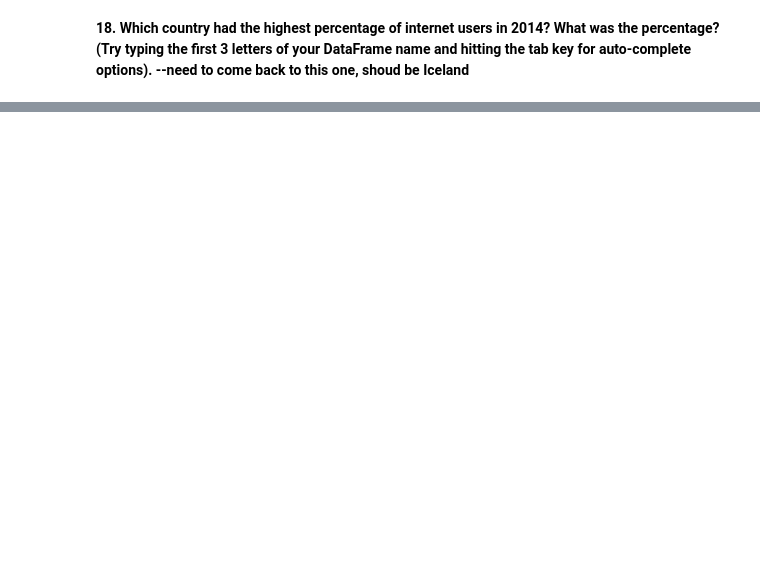
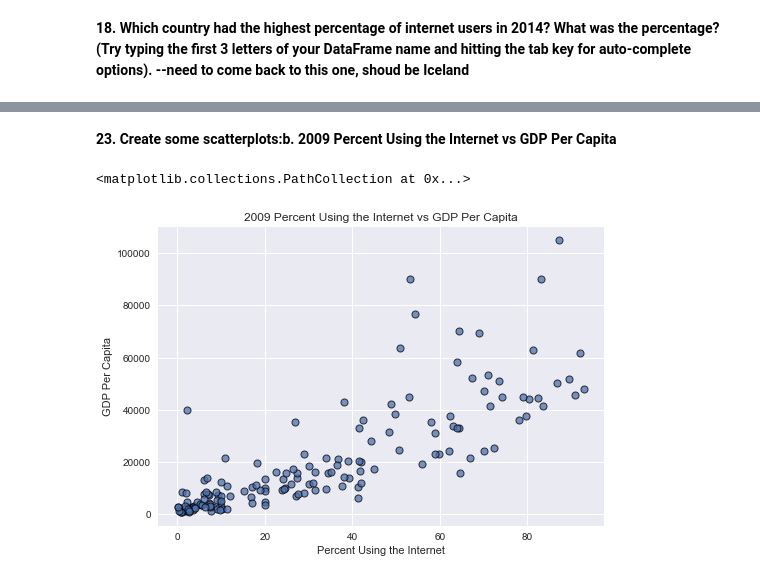
Before and after one commit to NSS-Data-Analytics-Cohort-7/gdp-and-internet-usage-sarahmissimer, a Jupyter notebook: Notebook/GDP and Internet Usage - Sarah Missimer.ipynb, the cells around one changed output, grey strips where cells are left out. Drawn from its saved outputs; the diff is of its cells as text; code cells hidden in the pictures; blank space fills up the shorter version.

```diff
--- a/Notebook/GDP and Internet Usage - Sarah Missimer.ipynb
+++ b/Notebook/GDP and Internet Usage - Sarah Missimer.ipynb
@@ -250,0 +325,3 @@ dtype: object
+# %%
+gdp_and_internet_use2009 = gdp_and_internet_use1[gdp_and_internet_use1["Year"].isin([2009])]
+gdp_and_internet_use2009
@@ -250,0 +466,16 @@ dtype: object
+# %% [markdown]
+<b> 23. Create some scatterplots:b. 2009 Percent Using the Internet vs GDP Per Capita <b>
+# %%
+plt.style.use('seaborn')
+
+x = [gdp_and_internet_use2009.Internet_Users_Pct]
+y = [gdp_and_internet_use2009.GDP_Per_Capita]
+
+plt.title('2009 Percent Using the Internet vs GDP Per Capita')
+plt.xlabel('Percent Using the Internet')
+plt.ylabel('GDP Per Capita')
+
+plt.scatter(x,y, s=50, edgecolor='black', linewidth=1, alpha=0.75)
+# %% [output]
+<matplotlib.collections.PathCollection at 0x...>
+[figure, added]
```
Also changed, not shown: parts of 74 cells of this notebook.
